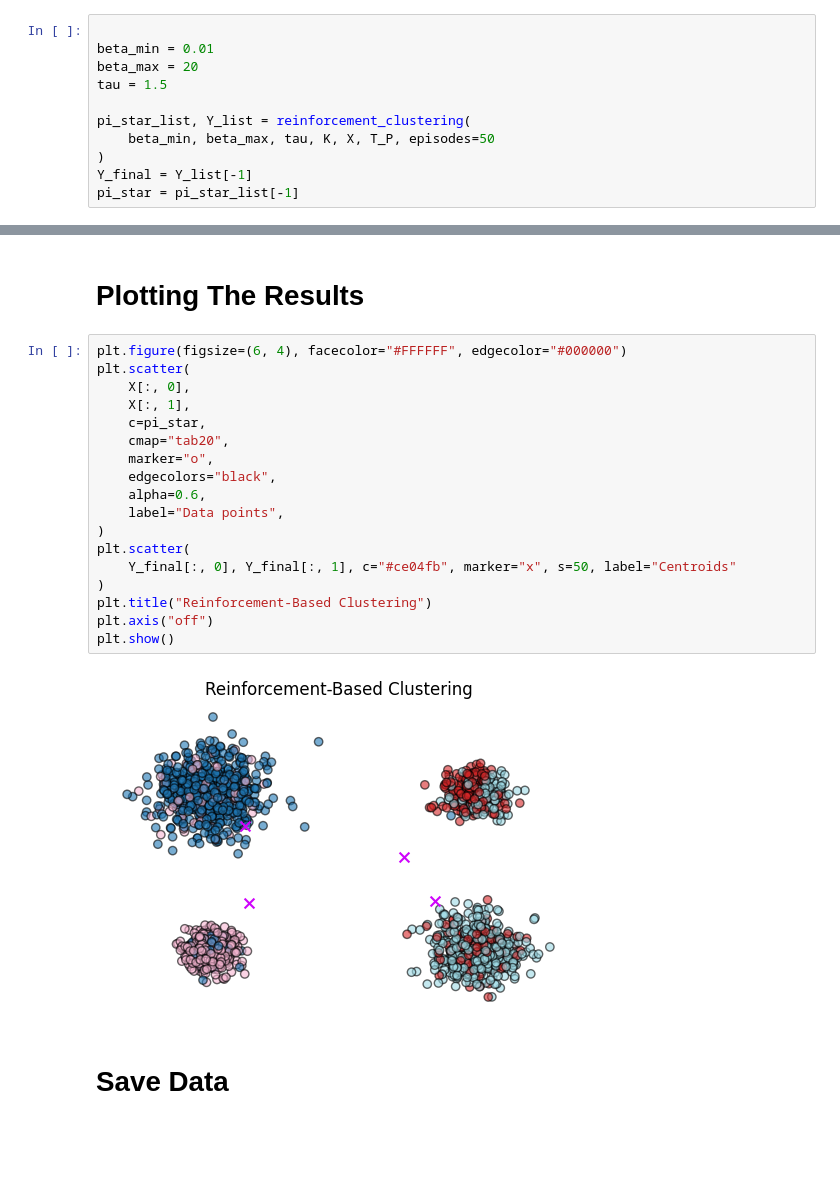
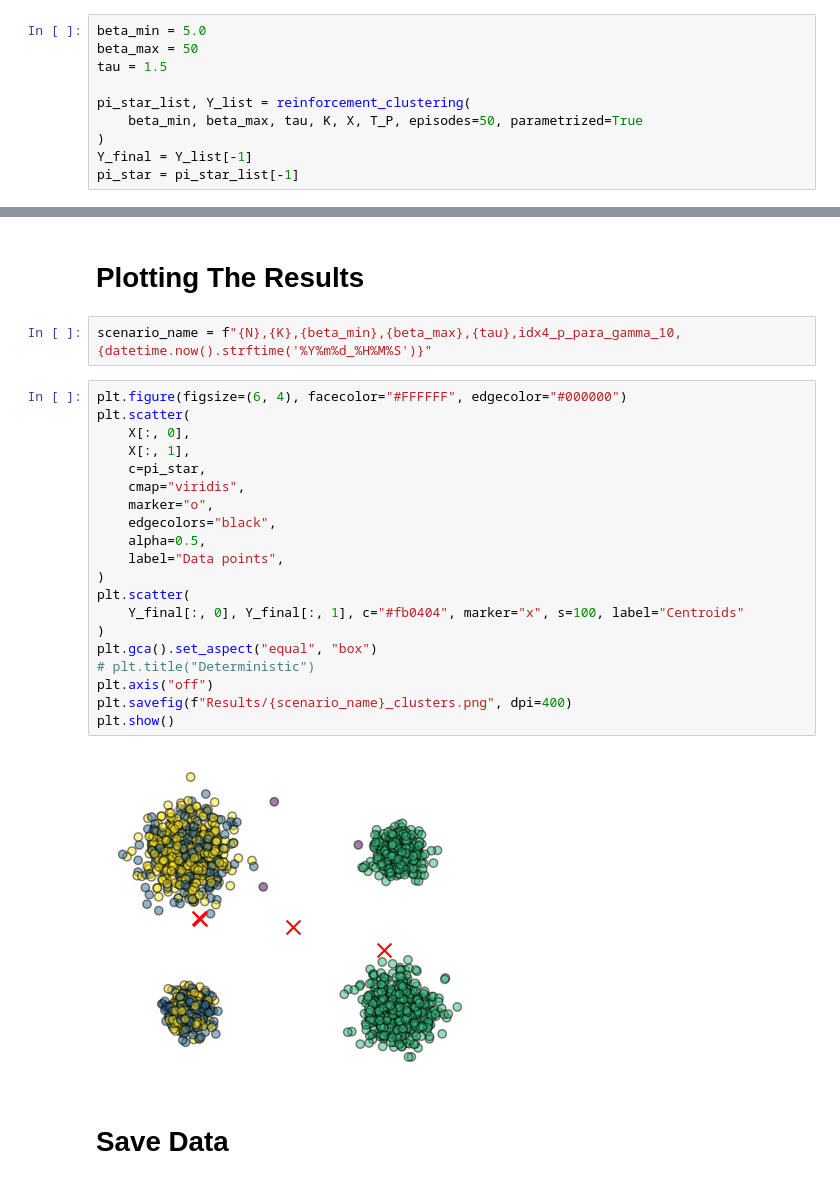
Before and after one commit to salar96/AutonomyAwareClustering, a Jupyter notebook: Reinforcement Based Clustering/main.ipynb, the cells around one changed output, grey strips where cells are left out. Drawn from its saved outputs; the diff is of its cells as text; blank space fills up the shorter version.

```diff
--- a/Reinforcement Based Clustering/main.ipynb
+++ b/Reinforcement Based Clustering/main.ipynb
@@ -37,13 +38,12 @@ X, K, T_P, N, d = data_RLClustering(4)
 # %% [output]
 [figure]
 # %%
-
-beta_min = 0.01
-beta_max = 20
+beta_min = 5.0
+beta_max = 50
 tau = 1.5
 
 pi_star_list, Y_list = reinforcement_clustering(
-    beta_min, beta_max, tau, K, X, T_P, episodes=50
+    beta_min, beta_max, tau, K, X, T_P, episodes=50, parametrized=True
 )
 Y_final = Y_list[-1]
 pi_star = pi_star_list[-1]
@@ -70,25 +68,29 @@ Beta: 14.779
 # %% [markdown]
 # Plotting The Results
+# %%
+scenario_name = f"{N},{K},{beta_min},{beta_max},{tau},idx4_p_para_gamma_10,{datetime.now().strftime('%Y%m%d_%H%M%S')}"
 # %%
 plt.figure(figsize=(6, 4), facecolor="#FFFFFF", edgecolor="#000000")
 plt.scatter(
     X[:, 0],
     X[:, 1],
     c=pi_star,
-    cmap="tab20",
+    cmap="viridis",
     marker="o",
     edgecolors="black",
-    alpha=0.6,
+    alpha=0.5,
     label="Data points",
 )
 plt.scatter(
-    Y_final[:, 0], Y_final[:, 1], c="#ce04fb", marker="x", s=50, label="Centroids"
+    Y_final[:, 0], Y_final[:, 1], c="#fb0404", marker="x", s=100, label="Centroids"
 )
-plt.title("Reinforcement-Based Clustering")
+plt.gca().set_aspect("equal", "box")
+# plt.title("Deterministic")
 plt.axis("off")
+plt.savefig(f"Results/{scenario_name}_clusters.png", dpi=400)
 plt.show()
 # %% [output]
-[figure, old version]
+[figure, new version]
 # %% [markdown]
 # Save Data
 # %%
```
Also changed, not shown: parts of 5 cells of this notebook, 13 other files.
